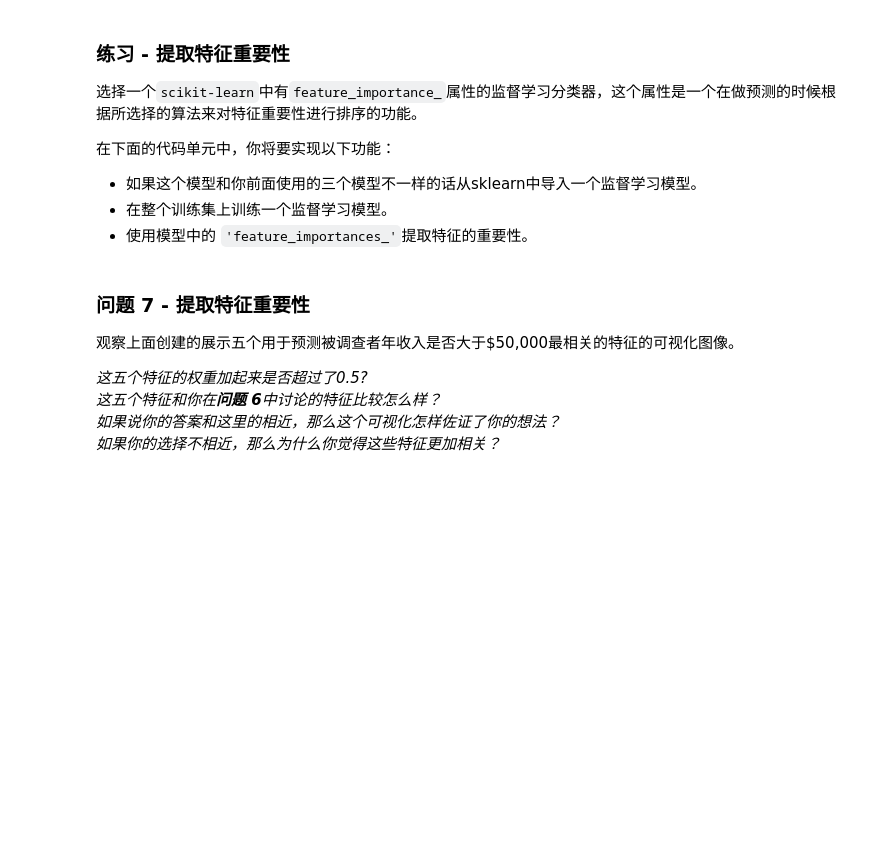
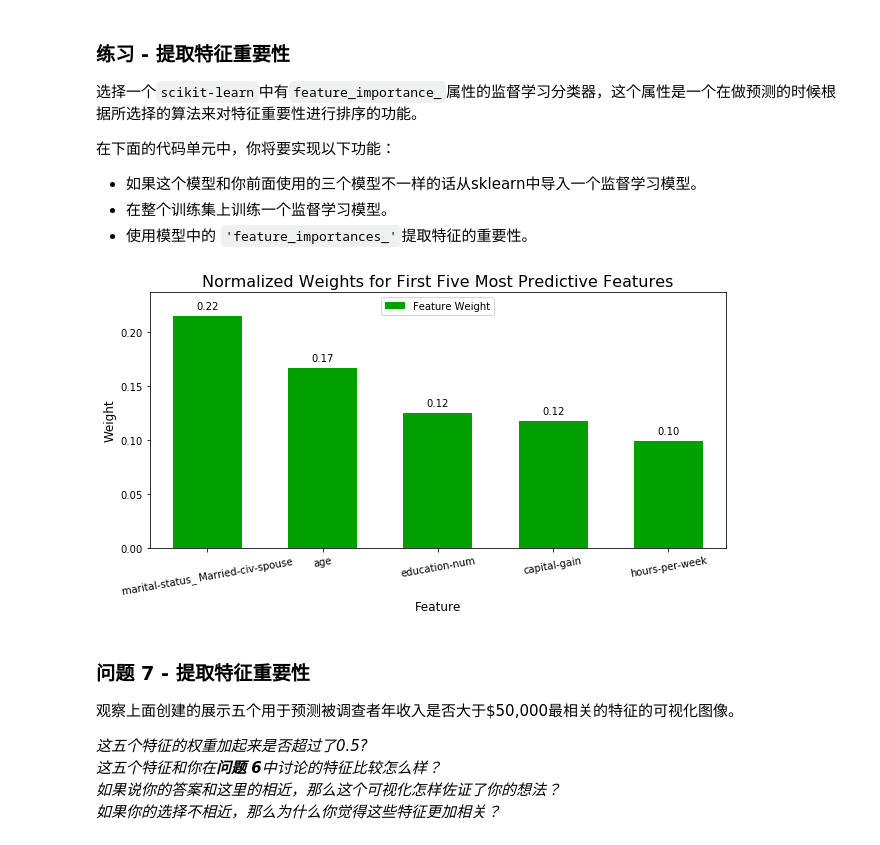
Before and after one commit to 1234565432/mlnd_supervised_learning, a Jupyter notebook: finding_donors.ipynb, the cells around one changed output. Cells and saved outputs as stored; diff of their text form; code cells hidden in the pictures; blank space fills up the shorter version.

```diff
--- a/finding_donors.ipynb
+++ b/finding_donors.ipynb
@@ -468,20 +468,23 @@ LinearSVC trained on 28941 samples.
 **注意：** 取决于你选择的参数列表，下面实现的代码可能需要花一些时间运行！
 # %%
 # TODO：导入'GridSearchCV', 'make_scorer'和其他一些需要的库
+from sklearn.model_selection import GridSearchCV
+from sklearn.metrics import make_scorer
 
 # TODO：初始化分类器
-clf = None
+clf = LogisticRegression(random_state = 10)
 
 # TODO：创建你希望调节的参数列表
-parameters = None
+parameters = {'C':[1, 10, 100]}
 
 # TODO：创建一个fbeta_score打分对象
-scorer = None
+scorer = make_scorer(fbeta_score, beta=0.5)
 
 # TODO：在分类器上使用网格搜索，使用'scorer'作为评价函数
-grid_obj = None
+grid_obj = GridSearchCV(estimator=clf, param_grid=parameters, scoring=scorer)
 
 # TODO：用训练数据拟合网格搜索对象并找到最佳参数
+grid_obj.fit(X_train, y_train)
 
 # 得到estimator
 best_clf = grid_obj.best_estimator_
@@ -541,15 +555,18 @@ _在这十三个记录中，你认为哪五个特征对于预测是最重要的
  - 使用模型中的 `'feature_importances_'`提取特征的重要性。
 # %%
 # TODO：导入一个有'feature_importances_'的监督学习模型
+# 之前已经导入
 
 # TODO：在训练集上训练一个监督学习模型
-model = None
+model = DecisionTreeClassifier(random_state = 10).fit(X_train,y_train)
 
 # TODO： 提取特征重要性
-importances = None
+importances = model.feature_importances_
 
 # 绘图
 vs.feature_plot(importances, X_train, y_train)
+# %% [output]
+[figure, added]
 # %% [markdown]
 ### 问题 7 - 提取特征重要性
 观察上面创建的展示五个用于预测被调查者年收入是否大于\$50,000最相关的特征的可视化图像。
```
Also changed, not shown: parts of 15 cells of this notebook.
